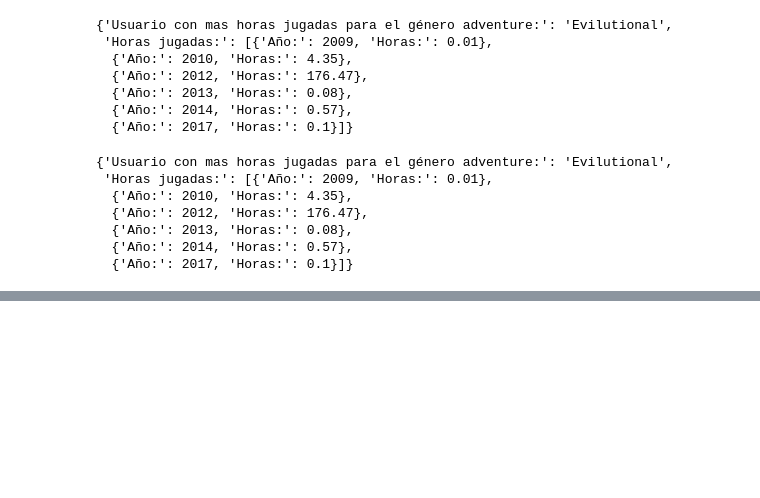
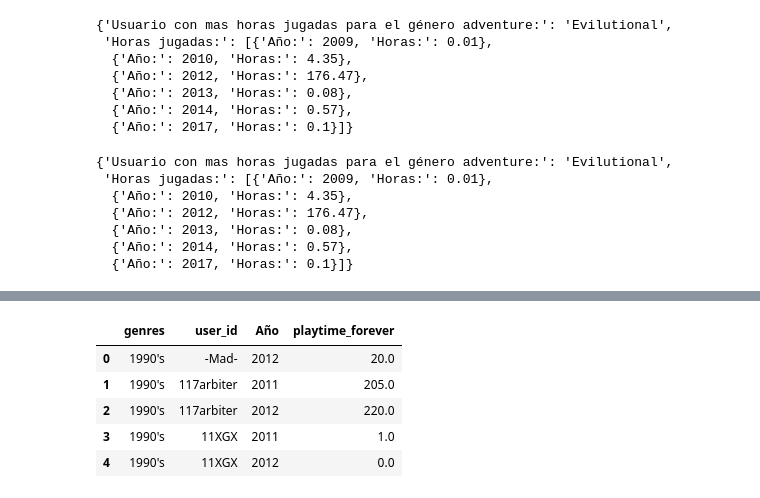
Before and after one commit to AlterCaimi/PI1_MLOps_Steam, a Jupyter notebook: API/userforgenre.ipynb, the cells around one changed output, grey strips where cells are left out. Saved outputs shown, nothing was run; the diff lists cells and outputs as text; code cells hidden in the pictures; blank space fills up the shorter version.

```diff
--- a/API/userforgenre.ipynb
+++ b/API/userforgenre.ipynb
@@ -195,0 +270,10 @@ UserForGenre('adventure')
+# %%
+df = df.groupby(['genres', 'user_id', 'Año']).agg('sum').reset_index()
+df.head()
+# %% [output]
+|  | genres | user_id | Año | playtime_forever |
+| 0 | 1990's | -Mad- | 2012 | 20.0 |
+| 1 | 1990's | 117arbiter | 2011 | 205.0 |
+| 2 | 1990's | 117arbiter | 2012 | 220.0 |
+| 3 | 1990's | 11XGX | 2011 | 1.0 |
+| 4 | 1990's | 11XGX | 2012 | 0.0 |
```
Also changed, not shown: parts of 15 cells of this notebook, 4 other files.
